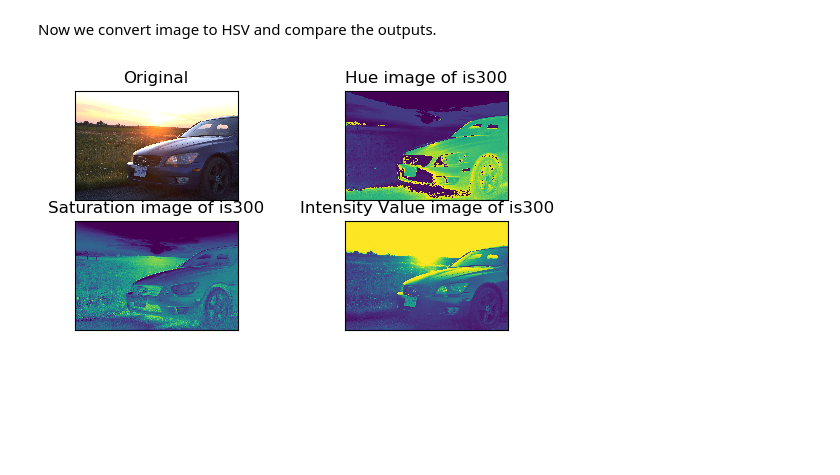
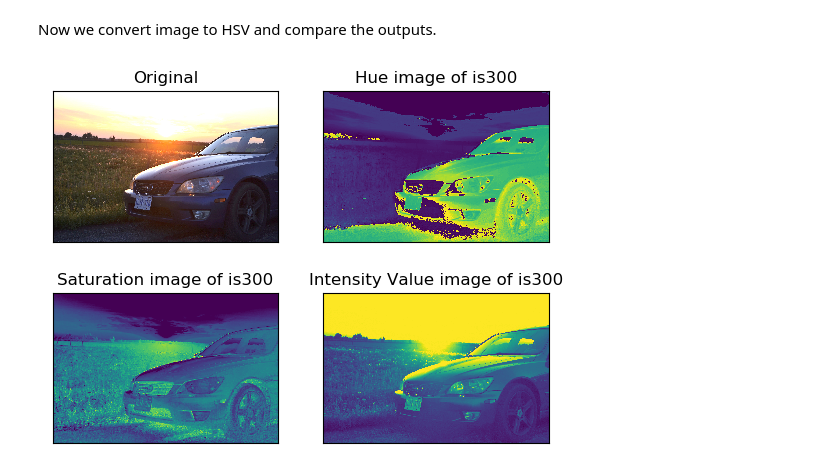
Before and after one commit to Neelxm10/cv-lab3, a Jupyter notebook: cv-lab3.ipynb, the cells around one changed output. Saved outputs shown, nothing was run; the diff lists cells and outputs as text; code cells hidden in the pictures; blank space fills up the shorter version.

```diff
--- a/cv-lab3.ipynb
+++ b/cv-lab3.ipynb
@@ -164,20 +164,20 @@ Now we convert image to HSV and compare the outputs.
 # %%
 imgHSV= cv2.cvtColor(lexi, cv2.COLOR_BGR2HSV)
 imgHue = imgHSV[:, :, 0]
 imgSat = imgHSV[:, :, 1]
 imgVal= imgHSV[:, :, 2]
 
-plt.subplot(321), plt.imshow(cv2.cvtColor(lexi, cv2.COLOR_BGR2RGB)), plt.title("Original")
+plt.subplot(221), plt.imshow(cv2.cvtColor(lexi, cv2.COLOR_BGR2RGB)), plt.title("Original")
 plt.xticks([]), plt.yticks([])
-plt.subplot(322), plt.imshow(imgHue), plt.title("Hue image of is300")
+plt.subplot(222), plt.imshow(imgHue), plt.title("Hue image of is300")
 plt.xticks([]), plt.yticks([])
-plt.subplot(323), plt.imshow(imgSat), plt.title("Saturation image of is300")
+plt.subplot(223), plt.imshow(imgSat), plt.title("Saturation image of is300")
 plt.xticks([]), plt.yticks([])
-plt.subplot(324), plt.imshow(imgVal), plt.title("Intensity Value image of is300")
+plt.subplot(224), plt.imshow(imgVal), plt.title("Intensity Value image of is300")
 plt.xticks([]), plt.yticks([])
 plt.show()
 # %% [output]
-[figure, old version]
+[figure, new version]
 # %%
 #waits for user to press a key
 cv2.waitKey(0)
```
